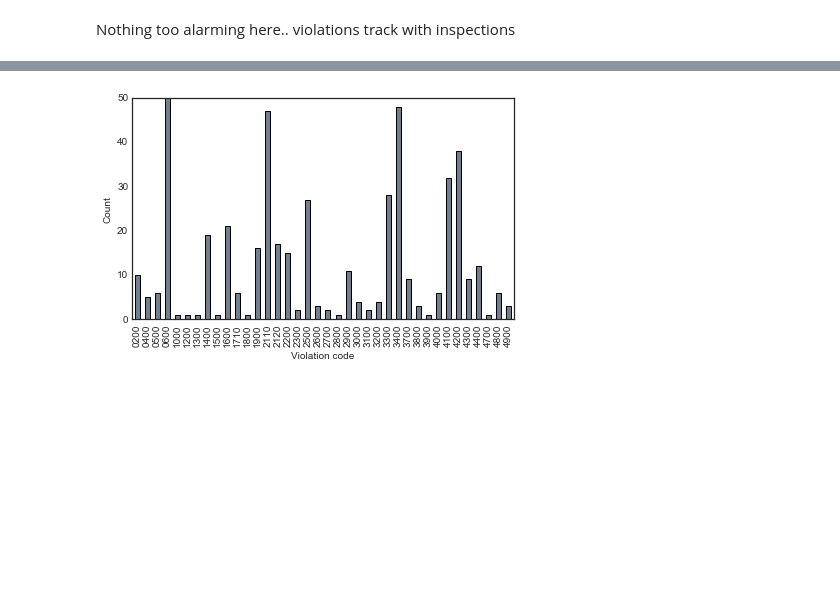
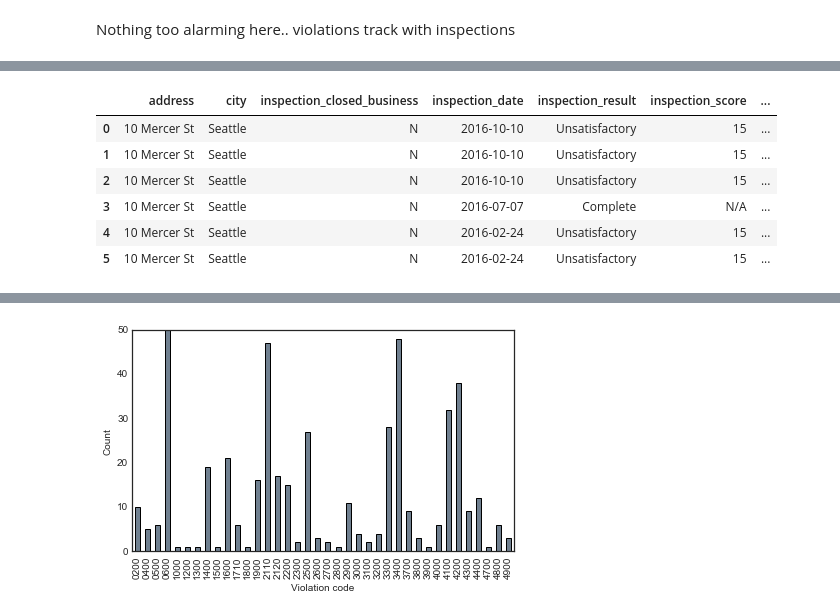
Before and after one commit to hbergen/restaurant-inspections, a Jupyter notebook: Exploring the XML.ipynb, the cells around one changed output, grey strips where cells are left out. Cells and saved outputs as stored; diff of their text form; code cells hidden in the pictures; blank space fills up the shorter version.

```diff
--- a/Exploring the XML.ipynb
+++ b/Exploring the XML.ipynb
@@ -412,0 +452,10 @@ plt.tight_layout()
+# %%
+df[df.name == '10 Mercer Restaurant']
+# %% [output]
+|  | address | city | inspection_closed_business | inspection_date | inspection_result | inspection_score | ... |
+| 0 | 10 Mercer St | Seattle | N | 2016-10-10 | Unsatisfactory | 15 | ... |
+| 1 | 10 Mercer St | Seattle | N | 2016-10-10 | Unsatisfactory | 15 | ... |
+| 2 | 10 Mercer St | Seattle | N | 2016-10-10 | Unsatisfactory | 15 | ... |
+| 3 | 10 Mercer St | Seattle | N | 2016-07-07 | Complete | N/A | ... |
+| 4 | 10 Mercer St | Seattle | N | 2016-02-24 | Unsatisfactory | 15 | ... |
+| 5 | 10 Mercer St | Seattle | N | 2016-02-24 | Unsatisfactory | 15 | ... |
```
Also changed, not shown: parts of 30 cells of this notebook, 1 other file.
